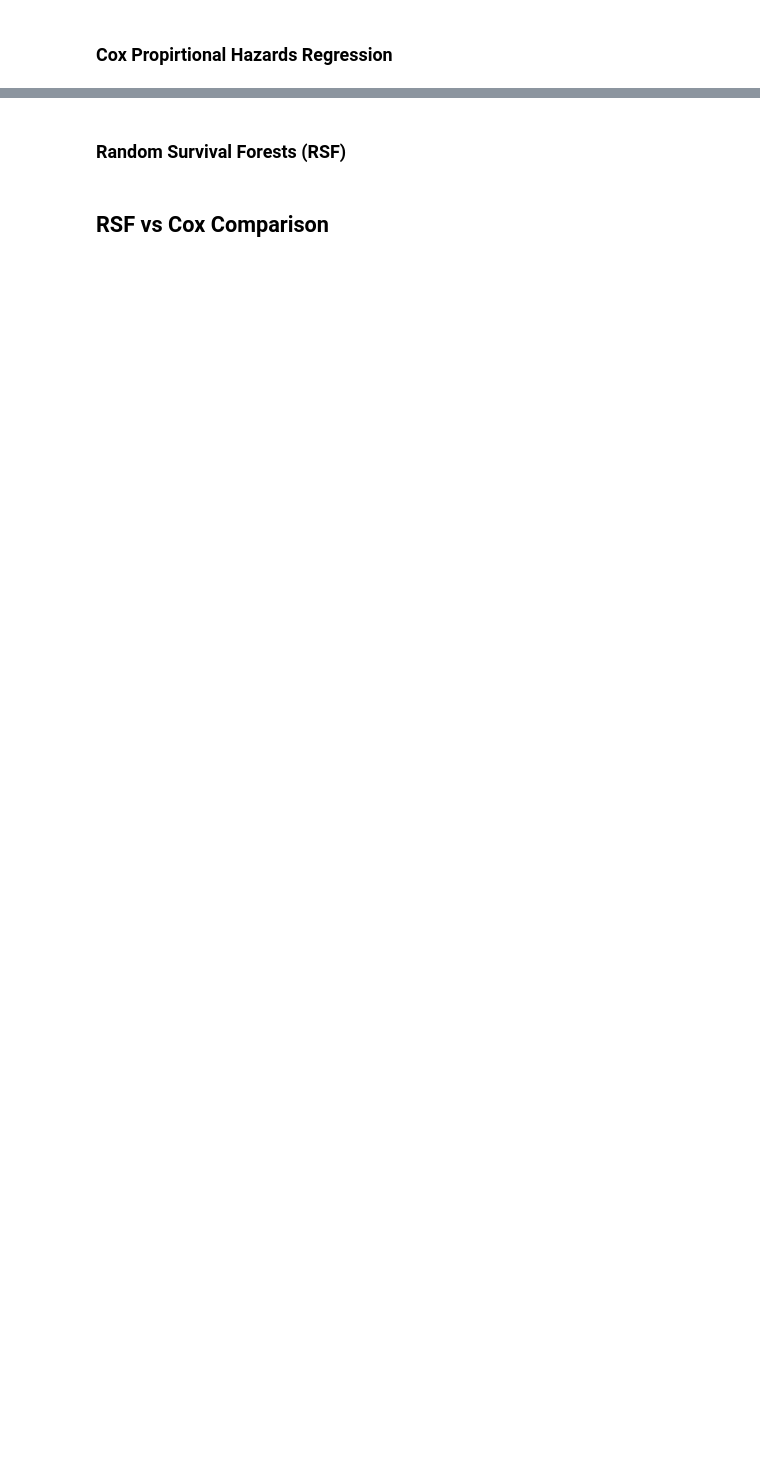
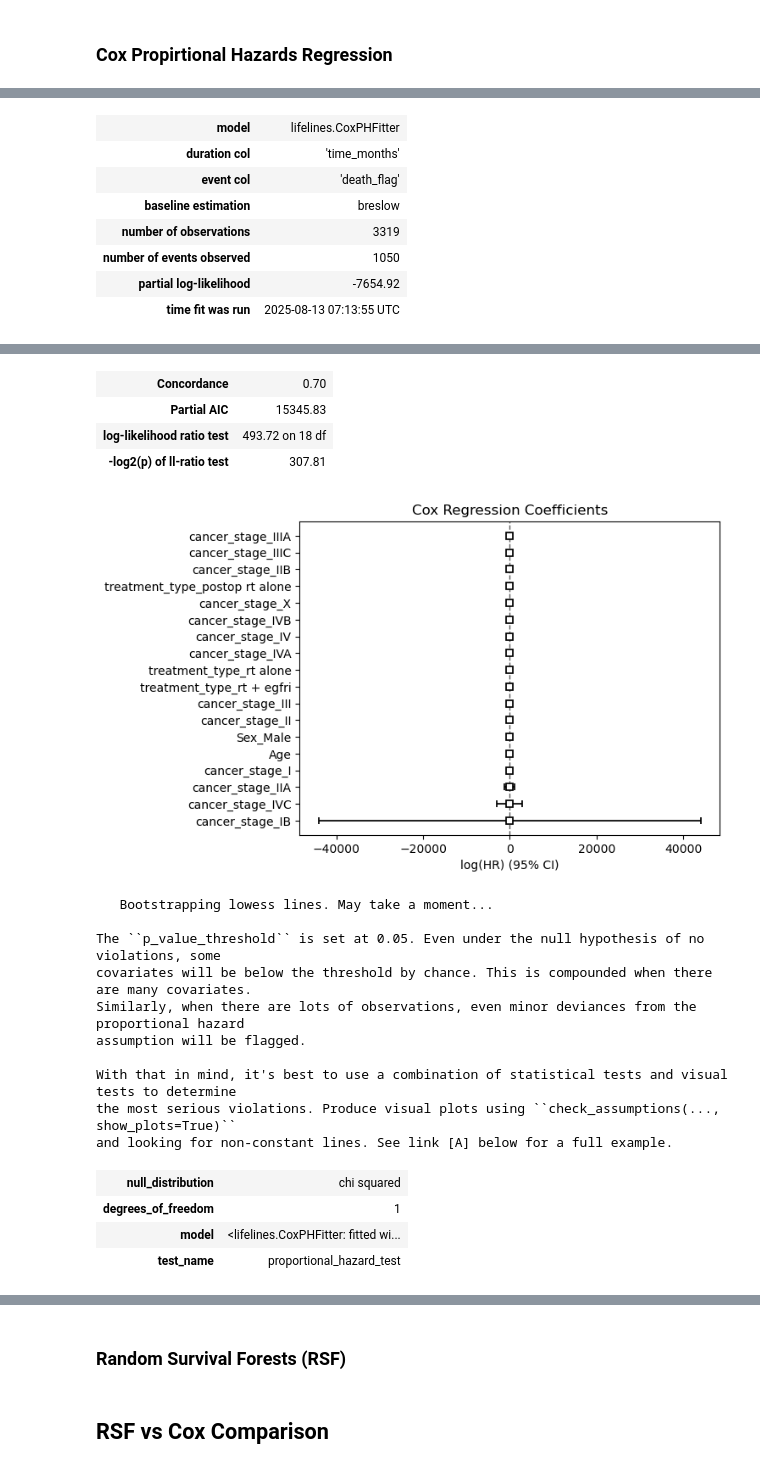
Before and after one commit to veronicruz/BINF5507-Assignment1, a Jupyter notebook: Assignment 4/Scripts/main.ipynb, the cells around one changed output, grey strips where cells are left out. Saved outputs shown, nothing was run; the diff lists cells and outputs as text; code cells hidden in the pictures; blank space fills up the shorter version.

```diff
--- a/Assignment 4/Scripts/main.ipynb
+++ b/Assignment 4/Scripts/main.ipynb
@@ -162,5 +157,33 @@ Name: count, dtype: int64
 ### Cox Propirtional Hazards Regression
 # %%
 #----- Cox regression with at lead 3 covariates
+covariates = ['Age', 'Sex', 'cancer_stage', 'treatment_type']
+
+df_cph = clean_data[['time_months', 'death_flag'] + covariates].copy()
+df_cph = df_cph.dropna(subset=['time_months', 'death_flag']+ covariates)
+
+covariates = ['Age', 'Sex', 'cancer_stage', 'treatment_type']
+
+print(df_cph['Sex'].value_counts())
+print(df_cph['treatment_type'].value_counts())
+
+cat_vars = ['Sex', 'cancer_stage', 'treatment_type']
+df_cph = pd.get_dummies(df_cph, columns=cat_vars, drop_first=True)
+
+#print(df_cph.dtypes)
+
+# Fit the Cox proportional hazards model
+cph = CoxPHFitter()
+cph.fit(df_cph, duration_col='time_months', event_col='death_flag')
+
+# Print the summary of the model
+cph.print_summary()
+
+# Plot the coefficients
+cph.plot()
+plt.title('Cox Regression Coefficients')
+plt.show()
 
 #validate proptional hazard Assumptions
+cph.check_assumptions(df_cph, p_value_threshold=0.05, show_plots=True)
+# %% [output]
@@ -166,0 +207,8 @@ Name: count, dtype: int64
+| model | lifelines.CoxPHFitter |
+| duration col | 'time_months' |
+| event col | 'death_flag' |
+| baseline estimation | breslow |
+| number of observations | 3319 |
+| number of events observed | 1050 |
+| partial log-likelihood | -7654.92 |
+| time fit was run | 2025-08-13 07:13:55 UTC |
@@ -166,0 +232,19 @@ Name: count, dtype: int64
+| Concordance | 0.70 |
+| Partial AIC | 15345.83 |
+| log-likelihood ratio test | 493.72 on 18 df |
+| -log2(p) of ll-ratio test | 307.81 |
+[figure, added]
+   Bootstrapping lowess lines. May take a moment...
+
+The ``p_value_threshold`` is set at 0.05. Even under the null hypothesis of no violations, some
+covariates will be below the threshold by chance. This is compounded when there are many covariates.
+Similarly, when there are lots of observations, even minor deviances from the proportional hazard
+assumption will be flagged.
+
+With that in mind, it's best to use a combination of statistical tests and visual tests to determine
+the most serious violations. Produce visual plots using ``check_assumptions(..., show_plots=True)``
+and looking for non-constant lines. See link [A] below for a full example.
+| null_distribution | chi squared |
+| degrees_of_freedom | 1 |
+| model | <lifelines.CoxPHFitter: fitted wi... |
+| test_name | proportional_hazard_test |
```
Also changed, not shown: parts of 4 cells of this notebook.
